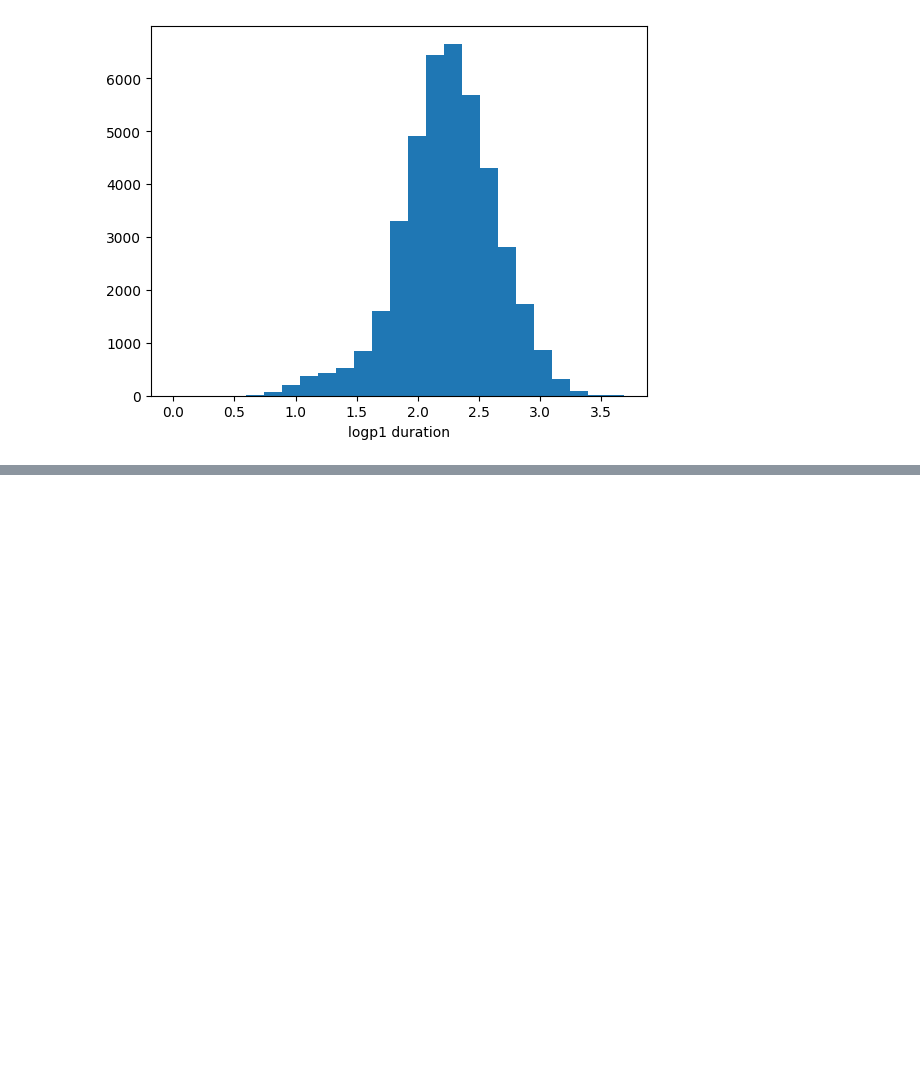
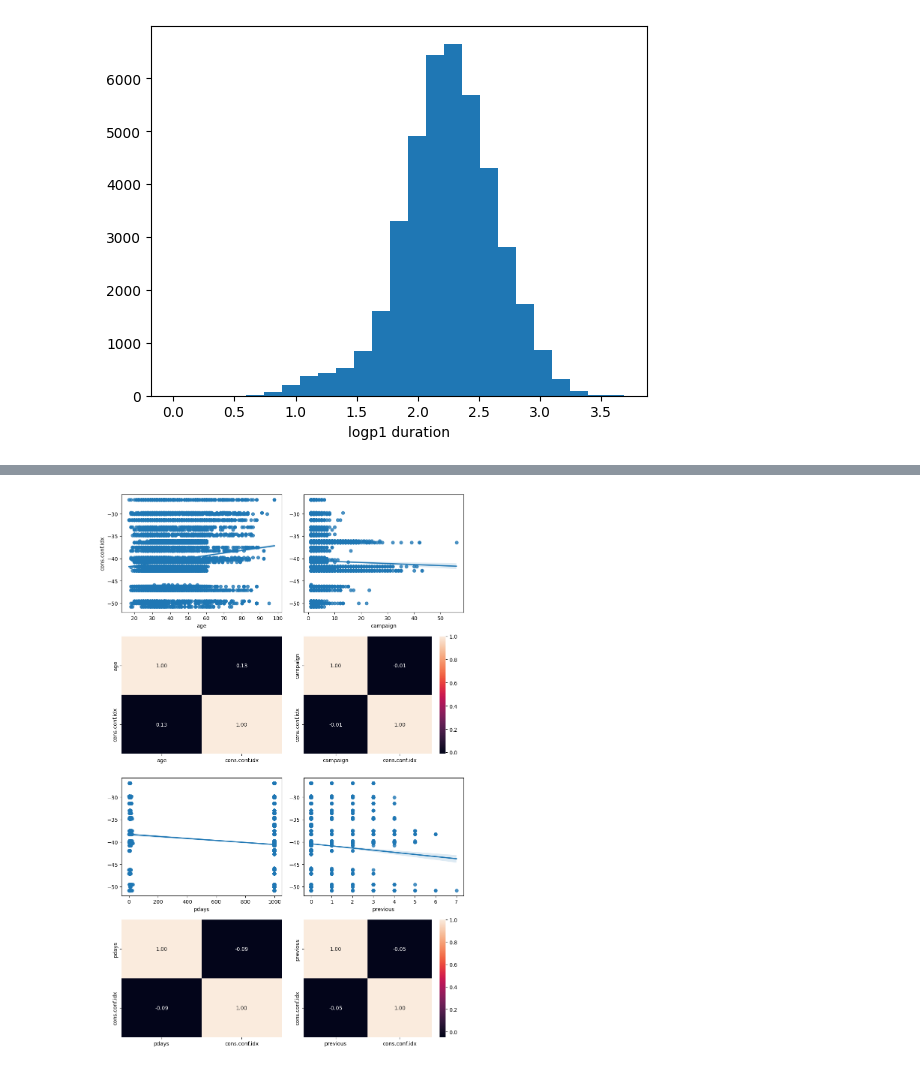
Before and after one commit to 4GeeksAcademy/nicholasdetriologisticregressionproject, a Jupyter notebook: src/explore.ipynb, the cells around one changed output, grey strips where cells are left out. Saved outputs shown, nothing was run; the diff lists cells and outputs as text; code cells hidden in the pictures; blank space fills up the shorter version.

```diff
--- a/src/explore.ipynb
+++ b/src/explore.ipynb
@@ -526,0 +578,28 @@ plt.show()
+# %%
+# numerical_features = ['age', 'duration', 'campaign', 'pdays', 'previous', 'emp.var.rate', 'cons.price.idx', 'cons.conf.idx', 'euribor3m', 'nr.employed']
+
+fig, axis = plt.subplots(4, 2, figsize = (10, 15))
+
+# Create a multiple scatter diagram
+# sns.regplot(ax = axis[0, 0], data = total_data, x = "age", y = np.log10(total_data['duration']+1))
+sns.regplot(ax = axis[0, 0], data = total_data, x = "age", y = "cons.conf.idx")
+sns.heatmap(total_data[["age", "cons.conf.idx"]].corr(), annot = True, fmt = ".2f", ax = axis[1, 0], cbar = False)
+
+sns.regplot(ax = axis[0, 1], data = total_data, x = "campaign", y = "cons.conf.idx").set(ylabel=None)
+sns.heatmap(total_data[["campaign", "cons.conf.idx"]].corr(), annot = True, fmt = ".2f", ax = axis[1, 1])
+
+sns.regplot(ax = axis[2, 0], data = total_data, x = "pdays", y = "cons.conf.idx").set(ylabel=None)
+sns.heatmap(total_data[["pdays", "cons.conf.idx"]].corr(), annot = True, fmt = ".2f", ax = axis[3, 0], cbar=False)
+
+sns.regplot(ax = axis[2, 1], data = total_data, x = "previous", y = "cons.conf.idx").set(ylabel=None)
+sns.heatmap(total_data[["previous", "cons.conf.idx"]].corr(), annot = True, fmt = ".2f", ax = axis[3, 1])
+
+
+
+# Adjust the layout
+plt.tight_layout()
+
+# Show the plot
+plt.show()
+# %% [output]
+[figure, added]
```
Also changed, not shown: parts of 4 cells of this notebook.
